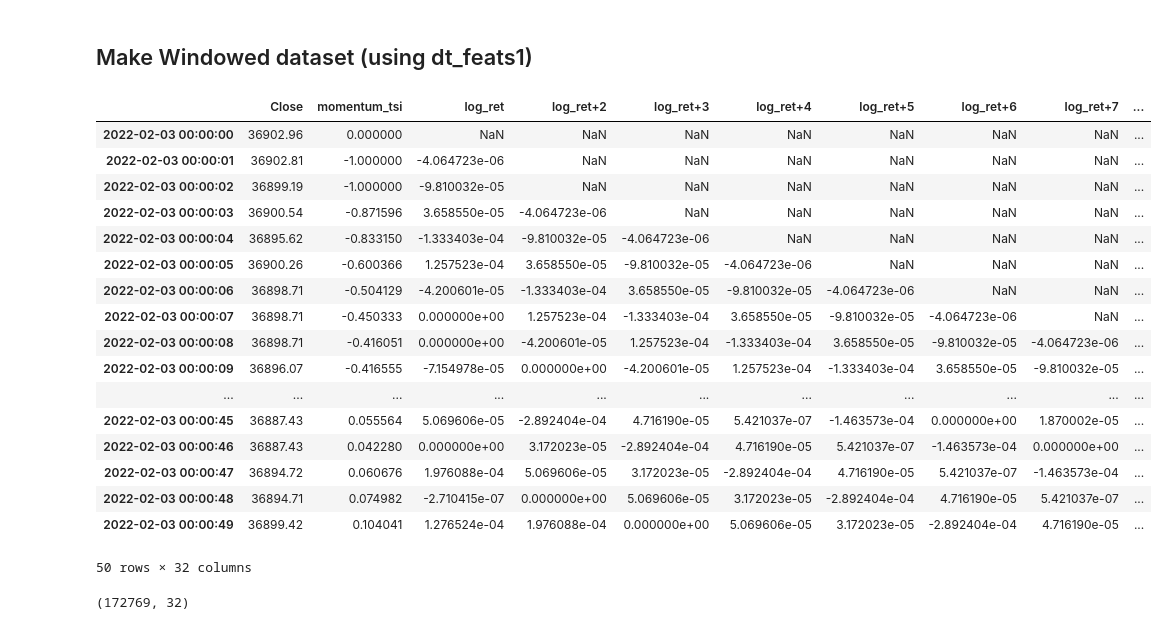
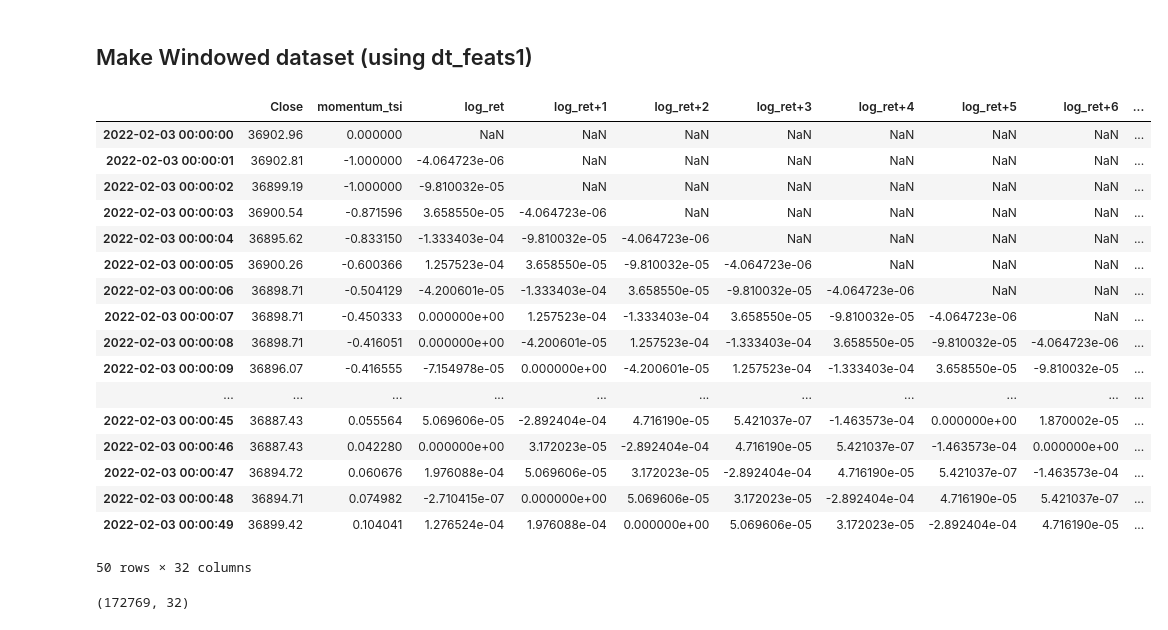
Before and after one commit to ckive/uexp, a Jupyter notebook: ue/experiments/dan/MLP_log_ret_tsi.ipynb, the cells around one changed output. Cells and saved outputs as stored; diff of their text form; code cells hidden in the pictures.

```diff
--- a/ue/experiments/dan/MLP_log_ret_tsi.ipynb
+++ b/ue/experiments/dan/MLP_log_ret_tsi.ipynb
@@ -110,10 +110,10 @@ WINDOW = 30
 # %%
 # Add windowed columns
 for i in range(WINDOW-1): # Shift values for each step in WINDOW_SIZE
-  df[f"log_ret+{i+2}"] = df["log_ret"].shift(periods=i+2)
+  df[f"log_ret+{i+1}"] = df["log_ret"].shift(periods=i+2)
 df.head(50)
 # %% [output]
-|  | Close | momentum_tsi | log_ret | log_ret+2 | log_ret+3 | log_ret+4 | log_ret+5 | log_ret+6 | log_ret+7 | ... |
+|  | Close | momentum_tsi | log_ret | log_ret+1 | log_ret+2 | log_ret+3 | log_ret+4 | log_ret+5 | log_ret+6 | ... |
 | 2022-02-03 00:00:00 | 36902.96 | 0.000000 | NaN | NaN | NaN | NaN | NaN | NaN | NaN | ... |
 | 2022-02-03 00:00:01 | 36902.81 | -1.000000 | -4.064723e-06 | NaN | NaN | NaN | NaN | NaN | NaN | ... |
 | 2022-02-03 00:00:02 | 36899.19 | -1.000000 | -9.810032e-05 | NaN | NaN | NaN | NaN | NaN | NaN | ... |
```
Also changed, not shown: parts of 33 cells of this notebook, 11 other files.
